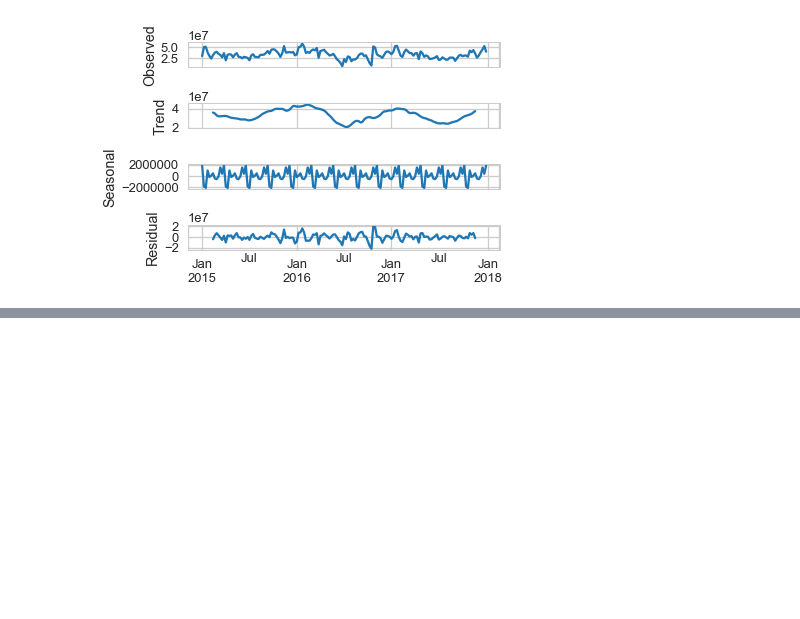
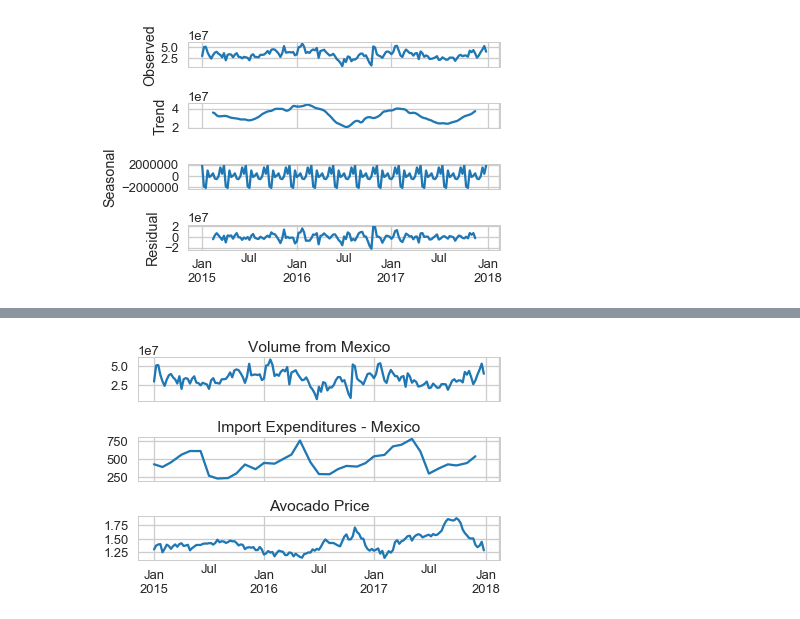
Before and after one commit to Kierstinakemi/ipynb, a Jupyter notebook: AvocadoAnalysis/AvocadoAnalysis.ipynb, the cells around one changed output, grey strips where cells are left out. Cells and saved outputs as stored; diff of their text form; code cells hidden in the pictures; blank space fills up the shorter version.

```diff
--- a/AvocadoAnalysis/AvocadoAnalysis.ipynb
+++ b/AvocadoAnalysis/AvocadoAnalysis.ipynb
@@ -255,0 +224,21 @@ resplot.savefig('Seasonal_Decompose4.png', dpi=200)
+# %%
+# Receive ax1 and ax2 - note that they go in parens
+fig, (ax1, ax2, ax3) = plt.subplots(nrows=3, ncols=1, sharex=True, sharey=False)
+
+# Use ax1
+timeSeriesVolumeDF.Mexico.plot(x='Year', y='Volume from Mexico', legend=False, ax=ax1)
+ax1.set_title("Volume from Mexico")
+
+# Use ax2
+timeSeriesImports.Imports.plot(x='Year', y='Millions', legend=False, ax=ax2)
+ax2.set_title("Import Expenditures - Mexico")
+
+# Use ax3
+timeSeriesDetailed.Prices.plot(x='Year', y='Avocado Price', legend=False, ax=ax3)
+ax3.set_title("Avocado Price")
+
+# If you don't do tight_layout() you'll have weird overlaps
+plt.tight_layout()
+plt.savefig('3.png', dpi=200)
+# %% [output]
+[figure, added]
```
Also changed, not shown: parts of 21 cells of this notebook.
